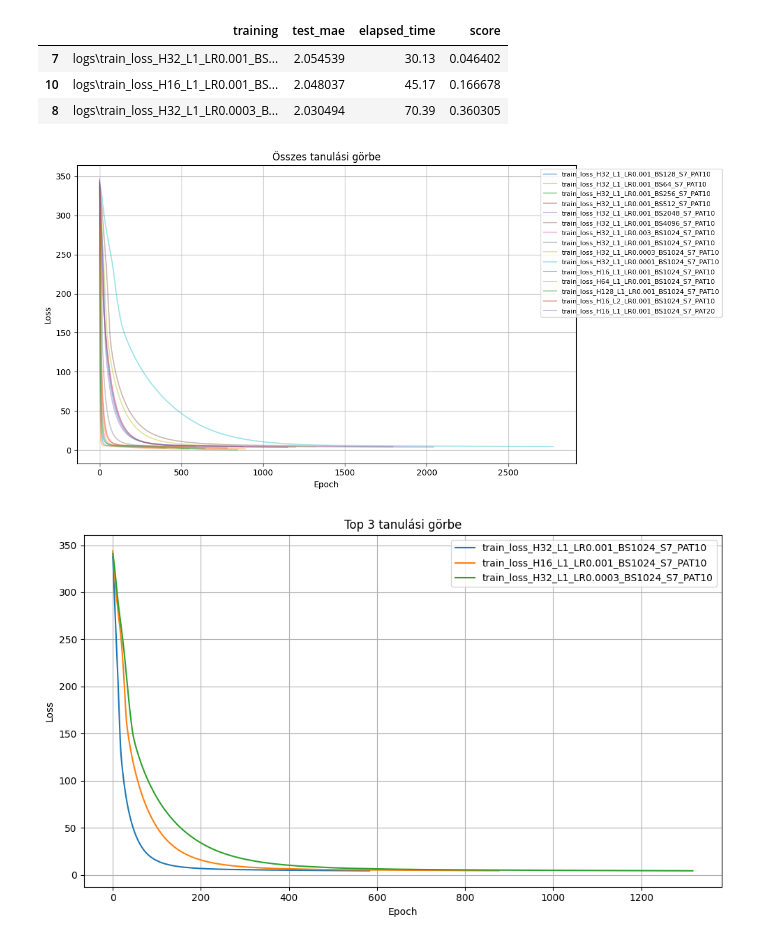
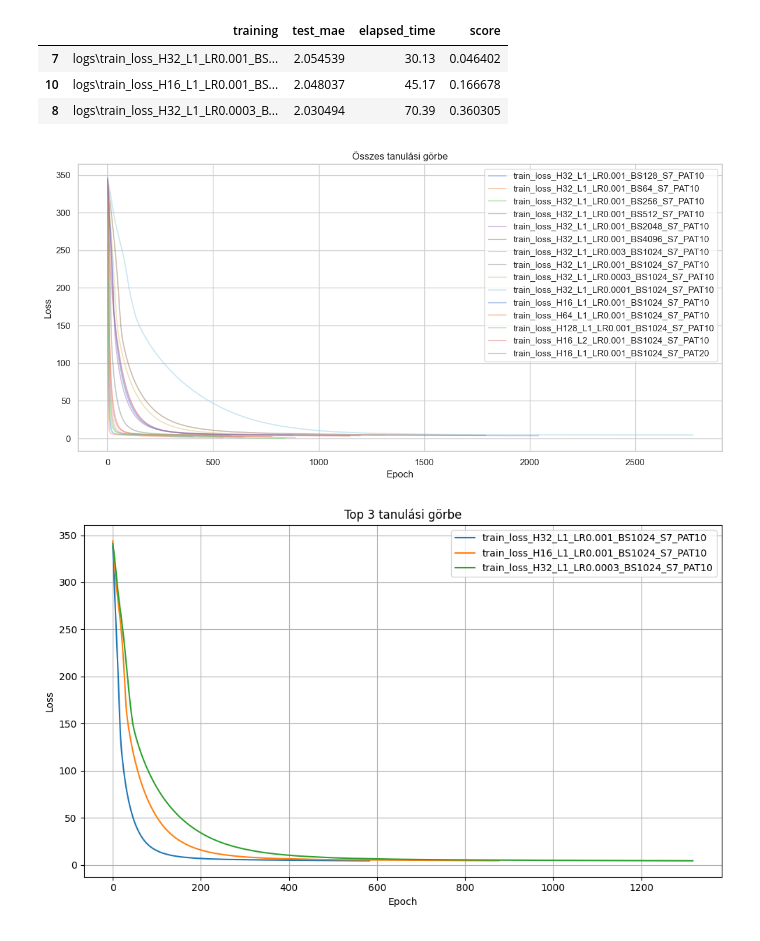
Before and after one commit to alenoi/Weather-prediction-with-LSTM, a Jupyter notebook: results_analysis.ipynb, the cells around one changed output. Cells and saved outputs as stored; diff of their text form; code cells hidden in the pictures.

Commit message:
hyperparam analysis, mae_time diagram, fixed all learningcurve diagram

```diff
--- a/results_analysis.ipynb
+++ b/results_analysis.ipynb
@@ -33,21 +33,21 @@ top3[["training", "test_mae", "elapsed_time", "score"]]
 # %%
 plt.figure(figsize=(12, 6))
 
 for log_file in log_df["training"]:
     if os.path.exists(log_file):
         df = pd.read_csv(log_file)
         plt.plot(df["train_loss"], alpha=0.4, label=os.path.basename(log_file).split(".csv")[0])
 
 plt.title("Összes tanulási görbe")
 plt.xlabel("Epoch")
 plt.ylabel("Loss")
-plt.legend(fontsize=8, loc='upper right', bbox_to_anchor=(1.3, 1.0))
+plt.legend()
 plt.grid(True)
 plt.tight_layout()
 plt.savefig(os.path.join(output_dir, "all_training_curves.png"))
 plt.show()
 # %% [output]
-[figure, old version]
+[figure, new version]
 # %%
 plt.figure(figsize=(10, 6))
 
```
Also changed, not shown: parts of 2 cells of this notebook, 4 other files.
